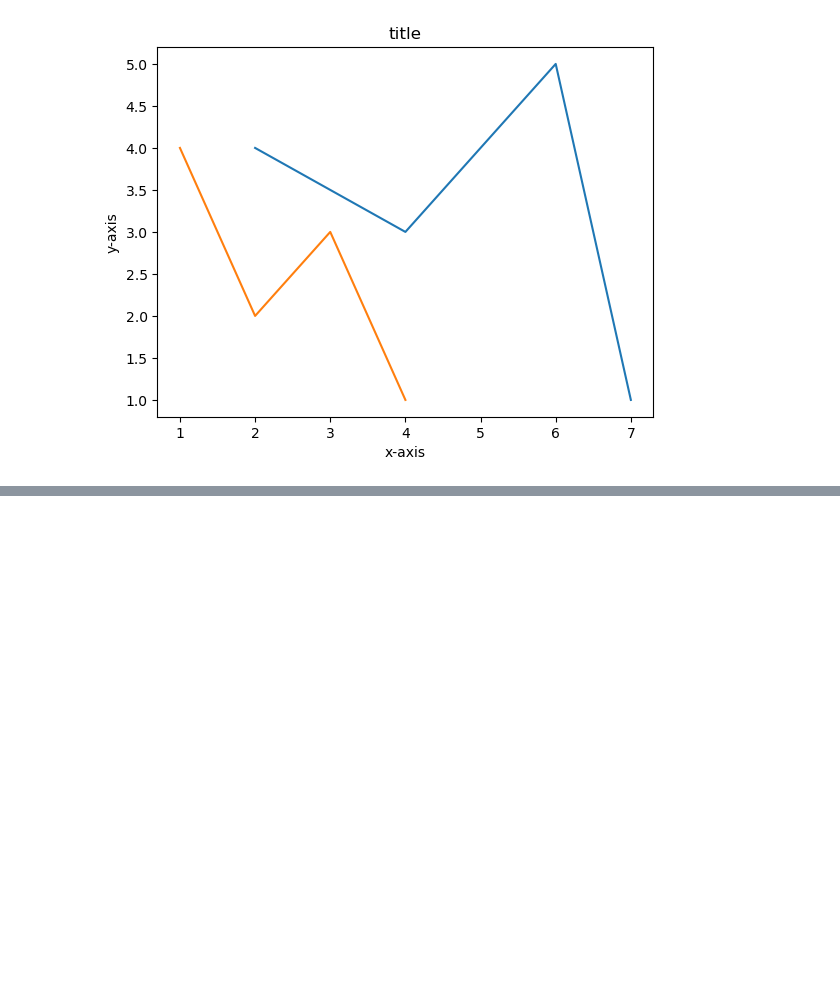
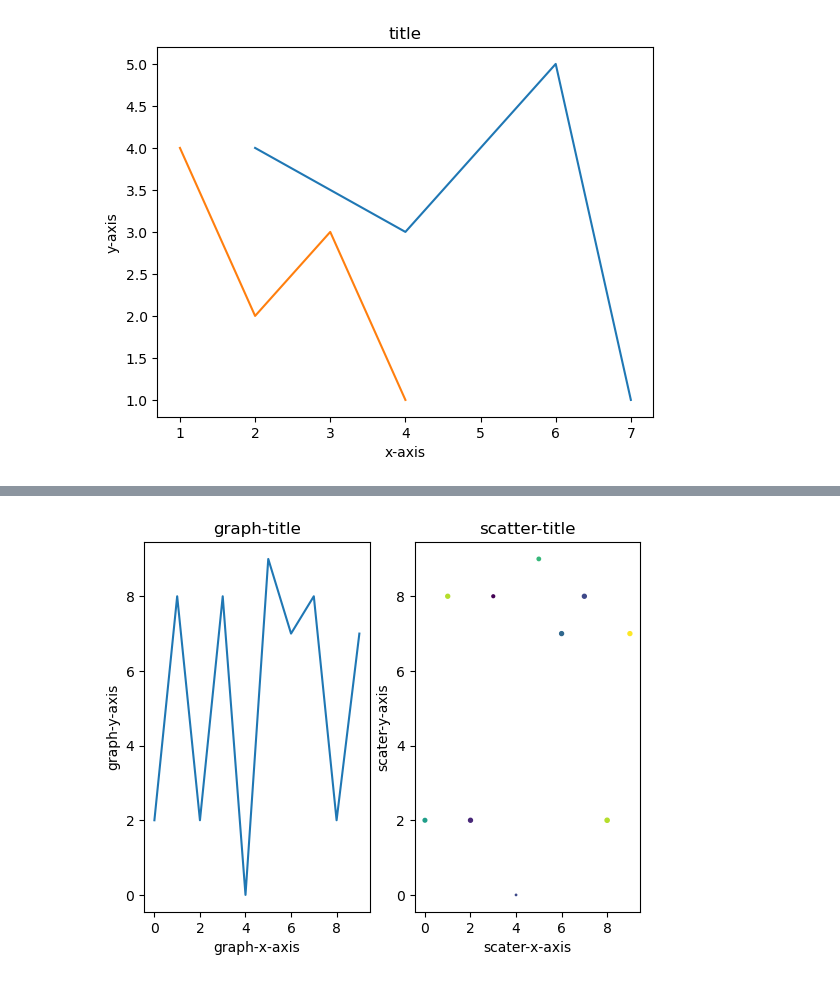
Before and after one commit to Zumh/dataAnalysis2023, a Jupyter notebook: chapter2_matplotlib.ipynb, the cells around one changed output, grey strips where cells are left out. Cells and saved outputs as stored; diff of their text form; code cells hidden in the pictures; blank space fills up the shorter version.

Commit message:
subfigures libs p3 e10 done

```diff
--- a/chapter2_matplotlib.ipynb
+++ b/chapter2_matplotlib.ipynb
@@ -90,0 +138,60 @@ main()
+# %%
+"""
+Exercise 3.10 (subfigures)
+Write function subfigures that creates a figure that has two subfigures (two axes in matplotlib parlance).
+The function gets a two dimensional array a as a parameter.
+In the left subfigure draw using the plot method a graph, whose x coordinates are in the first column of a and the y coordinates are in the second column of a.
+In the right subfigure draw using the scatter method a set of points whose x coords are again in the first column of a and whose y coordinates are in the second column of a.
+Additionally, the points should get their color from the third column of a, and size of the point from the fourth column of a. For this, use the c and s named parameters of scatter, respectively
+
+Test your function subfigure from the main function.
+"""
+"""
+    1. Define the function `subfigures(a)`.
+    2. Inside the `subfigures` function:
+        a. Import the necessary libraries, such as matplotlib.
+        b. Create a new figure with two subplots using `plt.subplots`.
+
+    3. In the left subfigure:
+        a. Extract x and y coordinates from columns 1 and 2 of the input array `a`.
+        b. Use the `plot` method to create a graph using these coordinates.
+
+    4. In the right subfigure:
+        a. Extract x coordinates, y coordinates, colors, and sizes from columns 1, 2, 3, and 4 of the input array `a`.
+        b. Use the `scatter` method to create a scatter plot with specified parameters.
+
+    5. Optionally, add labels and titles to the subfigures for clarity.
+
+    6. Test the `subfigures` function from the `main` function using a sample array `a`.
+"""
+
+import numpy as np
+import matplotlib.pyplot as plt
+
+def subfigures(a):
+
+
+    left_x, left_y = a[:,0], a[:,1]
+
+    plt.subplot(1, 2, 1)
+    plt.plot(left_x, left_y)
+    plt.title("graph-title")
+    plt.xlabel("graph-x-axis")
+    plt.ylabel("graph-y-axis")
+    #right_x, right_y, colors, sizes = a[[0,1,2,3]]
+
+    plt.subplot(1, 2, 2)
+    plt.scatter(a[:,0], a[:,1],c=a[:,2], s=a[:,3])
+    plt.title("scatter-title")
+    plt.xlabel("scater-x-axis")
+    plt.ylabel("scater-y-axis")
+    plt.show()
+def main():
+    n = 10
+    a = np.random.randint(0, 10, (n, 3))
+    a = np.concatenate([np.arange(n)[:, np.newaxis], a], axis=1)
+
+    subfigures(a)
+main()
+# %% [output]
+[figure, added]
```
Also changed, not shown: parts of 1 cell of this notebook, 1 other file.
